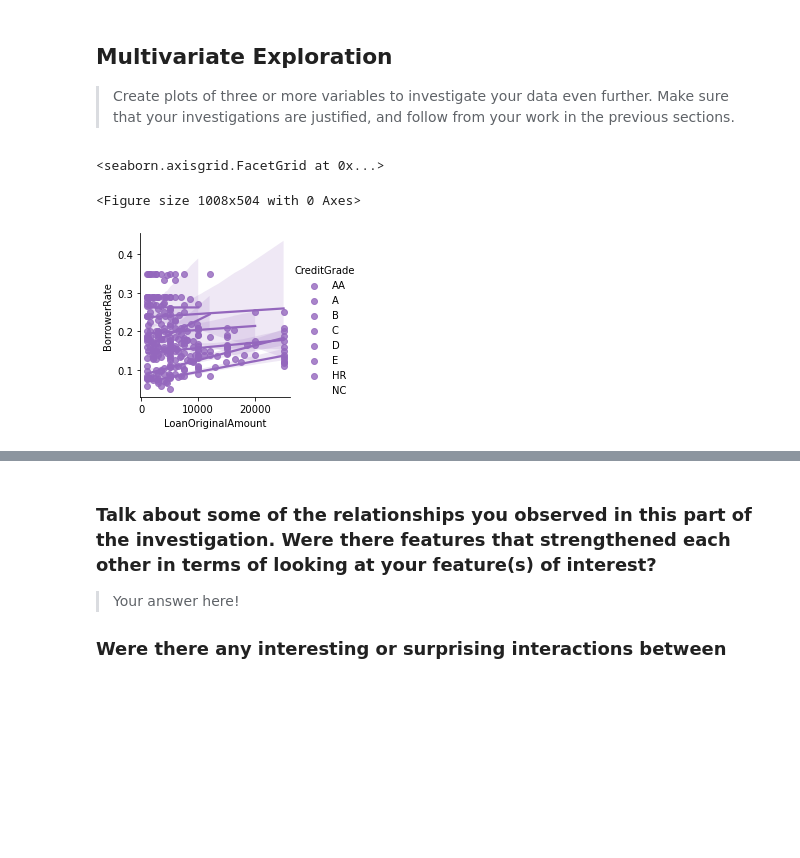
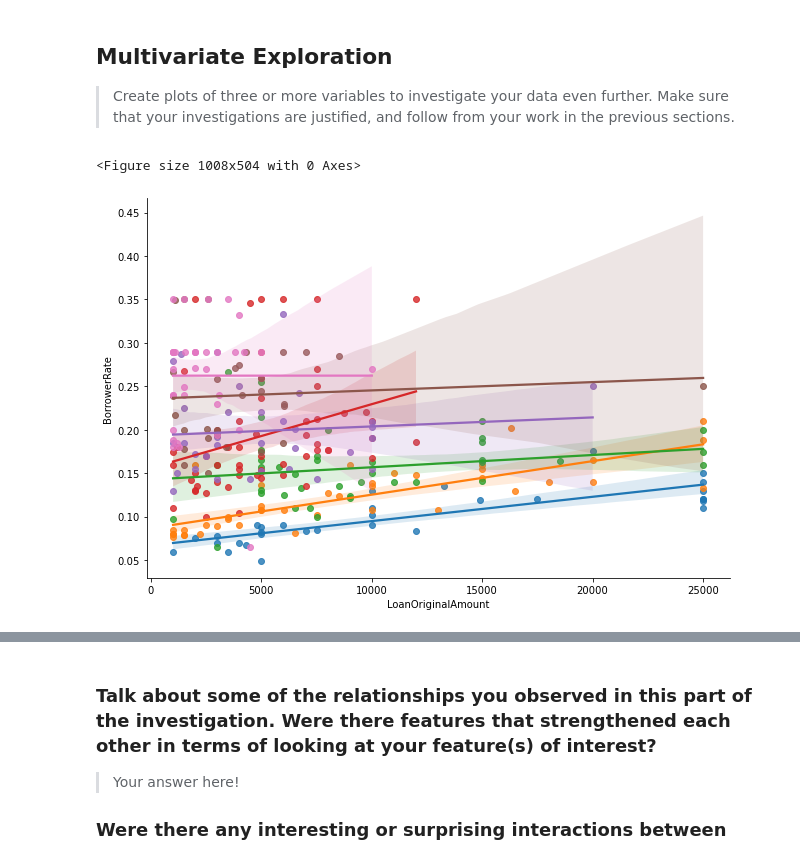
Before and after one commit to zadmainda/exploratory-visuals, a Jupyter notebook: Part_I_exploration.ipynb, the cells around one changed output, grey strips where cells are left out. Saved outputs shown, nothing was run; the diff lists cells and outputs as text; code cells hidden in the pictures; blank space fills up the shorter version.

```diff
--- a/Part_I_exploration.ipynb
+++ b/Part_I_exploration.ipynb
@@ -703,11 +721,9 @@ your work in the previous sections.
 # %%
 #From sampled smaller dataset
-plt.figure(figsize=(14,7))
+plt.figure(figsize=(14,7));
 
-f = sb.FacetGrid(data=loan_sampled, hue='CreditGrade')
-f.map(sb.regplot, 'LoanOriginalAmount', 'BorrowerRate', x_jitter=0.008, color=sb.color_palette()[4])
-f.add_legend()
+f = sb.FacetGrid(data=loan_sampled, hue='CreditGrade', height=6, aspect=1.5)
+f.map(sb.regplot, 'LoanOriginalAmount', 'BorrowerRate', x_jitter=0.008);
 # %% [output]
-<seaborn.axisgrid.FacetGrid at 0x...>
+<Figure size 1008x504 with 0 Axes>
-<Figure size 1008x504 with 0 Axes>
-[figure, old version]
+[figure, new version]
```
Also changed, not shown: parts of 46 cells of this notebook.
